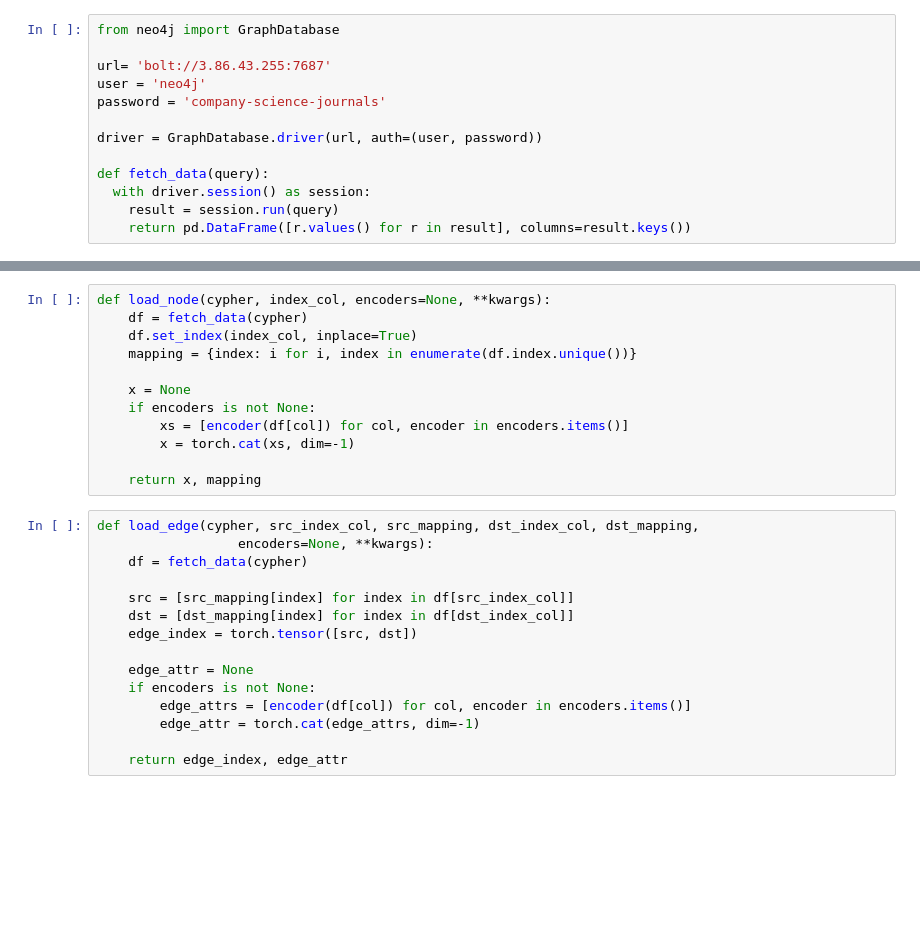
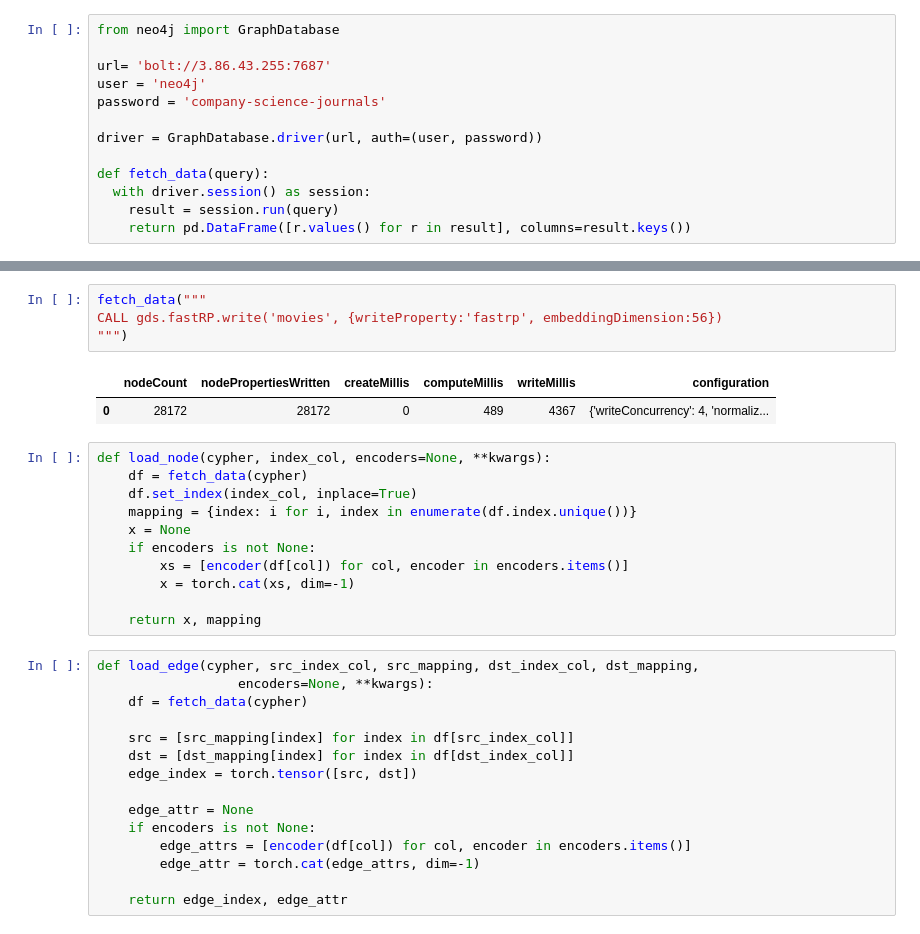
Before and after one commit to tomasonjo/blogs, a Jupyter notebook: pyg2neo/Movie_recommendations.ipynb, the cells around one changed output, grey strips where cells are left out. Cells and saved outputs as stored; diff of their text form; blank space fills up the shorter version.

```diff
--- a/pyg2neo/Movie_recommendations.ipynb
+++ b/pyg2neo/Movie_recommendations.ipynb
@@ -74,9 +63,15 @@ def fetch_data(query):
+# %%
+fetch_data("""
+CALL gds.fastRP.write('movies', {writeProperty:'fastrp', embeddingDimension:56})
+""")
+# %% [output]
+|  | nodeCount | nodePropertiesWritten | createMillis | computeMillis | writeMillis | configuration |
+| 0 | 28172 | 28172 | 0 | 489 | 4367 | {'writeConcurrency': 4, 'normaliz... |
 # %%
 def load_node(cypher, index_col, encoders=None, **kwargs):
     df = fetch_data(cypher)
     df.set_index(index_col, inplace=True)
     mapping = {index: i for i, index in enumerate(df.index.unique())}
-
     x = None
     if encoders is not None:
         xs = [encoder(df[col]) for col, encoder in encoders.items()]
```
Also changed, not shown: parts of 15 cells of this notebook.
